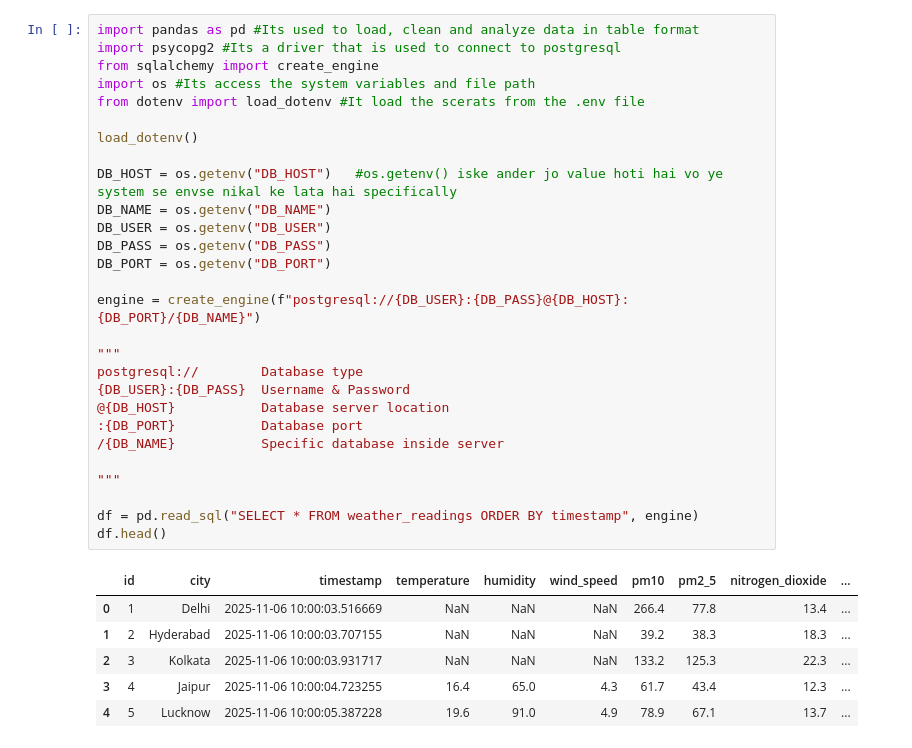
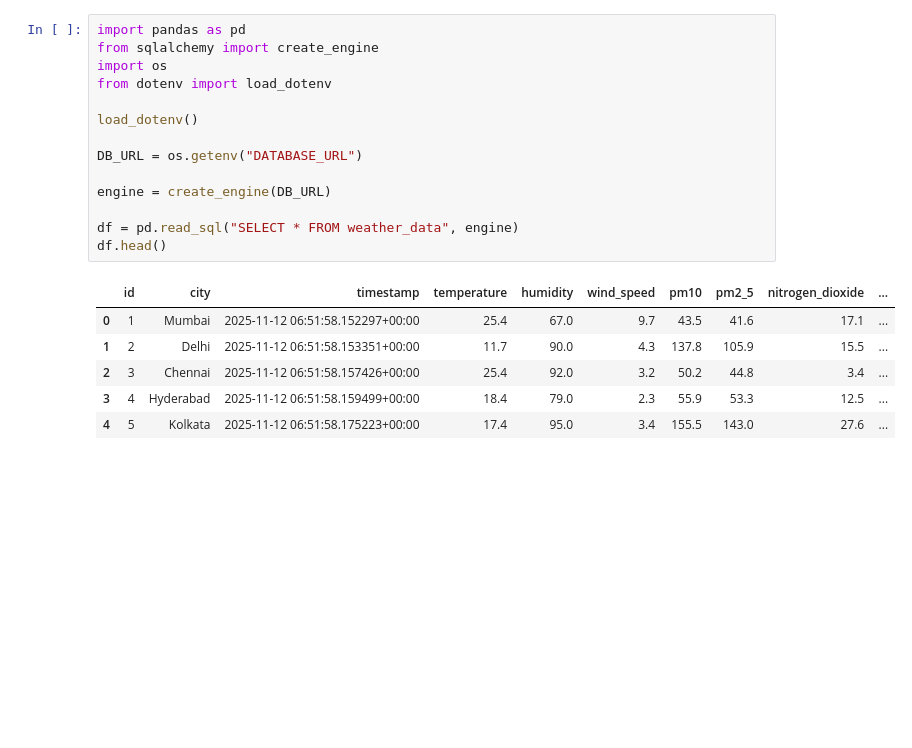
Before and after one commit to Lokey666/weather_monitoring_project, a Jupyter notebook: jupyter_notebooks/eda.ipynb, the cells around one changed output. Saved outputs shown, nothing was run; the diff lists cells and outputs as text; blank space fills up the shorter version.

```diff
--- a/jupyter_notebooks/eda.ipynb
+++ b/jupyter_notebooks/eda.ipynb
@@ -1,38 +1,24 @@
 # %%
-import pandas as pd #Its used to load, clean and analyze data in table format
-import psycopg2 #Its a driver that is used to connect to postgresql
+import pandas as pd
 from sqlalchemy import create_engine
-import os #Its access the system variables and file path
-from dotenv import load_dotenv #It load the scerats from the .env file
+import os
+from dotenv import load_dotenv
 
 load_dotenv()
 
-DB_HOST = os.getenv("DB_HOST")   #os.getenv() iske ander jo value hoti hai vo ye system se envse nikal ke lata hai specifically
-DB_NAME = os.getenv("DB_NAME")
-DB_USER = os.getenv("DB_USER")
-DB_PASS = os.getenv("DB_PASS")
-DB_PORT = os.getenv("DB_PORT")
+DB_URL = os.getenv("DATABASE_URL")
 
-engine = create_engine(f"postgresql://{DB_USER}:{DB_PASS}@{DB_HOST}:{DB_PORT}/{DB_NAME}")
+engine = create_engine(DB_URL)
 
-"""
-postgresql://	     Database type
-{DB_USER}:{DB_PASS}	 Username & Password
-@{DB_HOST}	         Database server location
-:{DB_PORT}	         Database port
-/{DB_NAME}	         Specific database inside server
-
-"""
-
-df = pd.read_sql("SELECT * FROM weather_readings ORDER BY timestamp", engine)
+df = pd.read_sql("SELECT * FROM weather_data", engine)
 df.head()
 # %% [output]
 |  | id | city | timestamp | temperature | humidity | wind_speed | pm10 | pm2_5 | nitrogen_dioxide | ... |
-| 0 | 1 | Delhi | 2025-11-06 10:00:03.516669 | NaN | NaN | NaN | 266.4 | 77.8 | 13.4 | ... |
-| 1 | 2 | Hyderabad | 2025-11-06 10:00:03.707155 | NaN | NaN | NaN | 39.2 | 38.3 | 18.3 | ... |
-| 2 | 3 | Kolkata | 2025-11-06 10:00:03.931717 | NaN | NaN | NaN | 133.2 | 125.3 | 22.3 | ... |
-| 3 | 4 | Jaipur | 2025-11-06 10:00:04.723255 | 16.4 | 65.0 | 4.3 | 61.7 | 43.4 | 12.3 | ... |
-| 4 | 5 | Lucknow | 2025-11-06 10:00:05.387228 | 19.6 | 91.0 | 4.9 | 78.9 | 67.1 | 13.7 | ... |
+| 0 | 1 | Mumbai | 2025-11-12 06:51:58.152297+00:00 | 25.4 | 67.0 | 9.7 | 43.5 | 41.6 | 17.1 | ... |
+| 1 | 2 | Delhi | 2025-11-12 06:51:58.153351+00:00 | 11.7 | 90.0 | 4.3 | 137.8 | 105.9 | 15.5 | ... |
+| 2 | 3 | Chennai | 2025-11-12 06:51:58.157426+00:00 | 25.4 | 92.0 | 3.2 | 50.2 | 44.8 | 3.4 | ... |
+| 3 | 4 | Hyderabad | 2025-11-12 06:51:58.159499+00:00 | 18.4 | 79.0 | 2.3 | 55.9 | 53.3 | 12.5 | ... |
+| 4 | 5 | Kolkata | 2025-11-12 06:51:58.175223+00:00 | 17.4 | 95.0 | 3.4 | 155.5 | 143.0 | 27.6 | ... |
 # %%
 df.describe()
 # %% [output]
```
Also changed, not shown: parts of 8 cells of this notebook.
